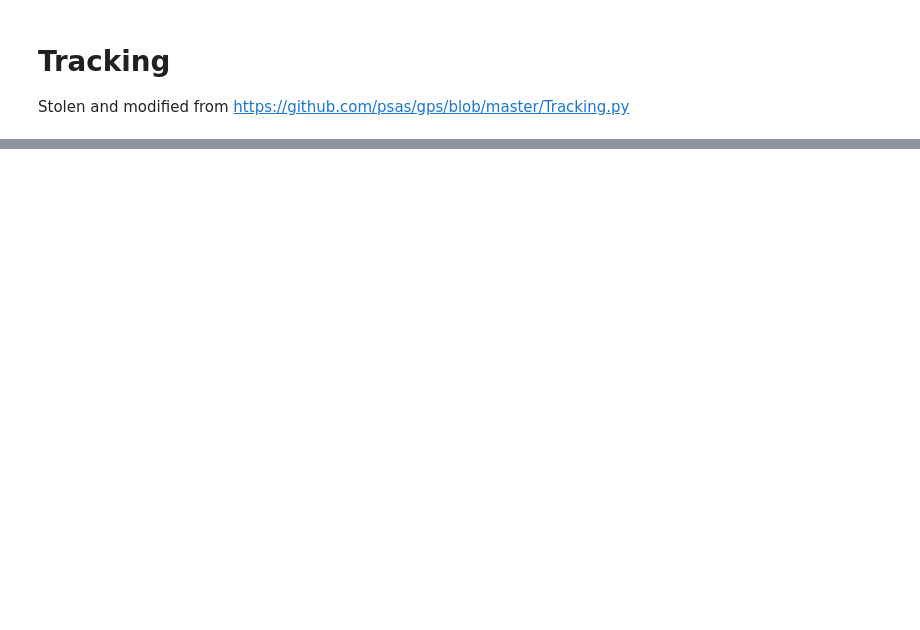
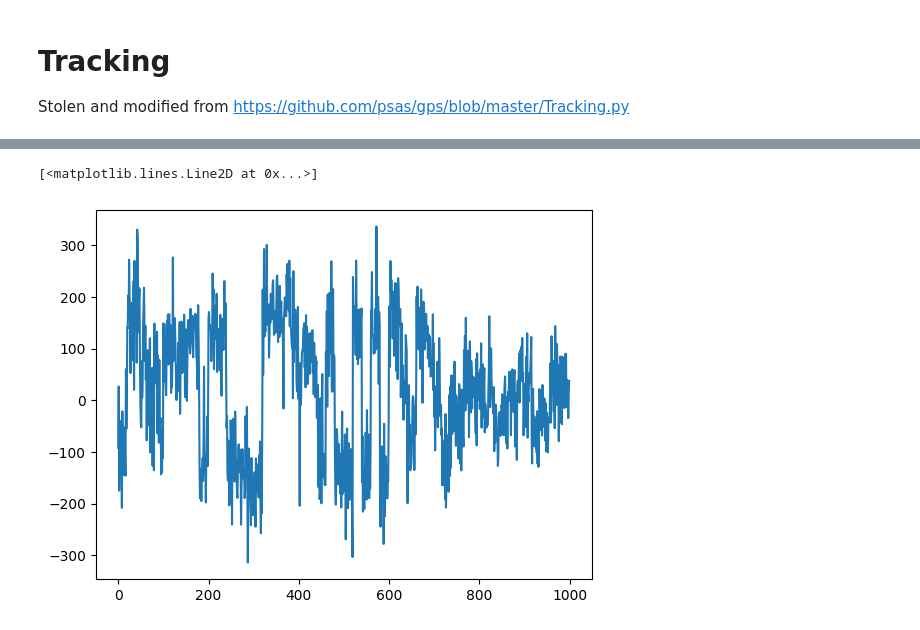
Before and after one commit to seds-umd/gps-model, a Jupyter notebook: gps.ipynb, the cells around one changed output, grey strips where cells are left out. Saved outputs shown, nothing was run; the diff lists cells and outputs as text; code cells hidden in the pictures; blank space fills up the shorter version.

```diff
--- a/gps.ipynb
+++ b/gps.ipynb
@@ -148,8 +175,9 @@ def track(x: np.ndarray, f_s: float, sv: int, f_carrier: float, code_phase: int)
     chippingRate = 1.023e6
 
     # Arrays to store results
-    arr_pll_discr = np.zeros(ms)
+    arr_carr_error = np.zeros(ms)
     arr_carr_freq = np.zeros(ms)
+    arr_code_error = np.zeros(ms)
     arr_code_freq = np.zeros(ms)
     arr_ip = np.zeros(ms)
     arr_qp = np.zeros(ms)
@@ -177,11 +205,12 @@ def track(x: np.ndarray, f_s: float, sv: int, f_carrier: float, code_phase: int)
         # Reference code index
         tcode = np.linspace(remCodePhase,((blksize-1)*codePhaseStep+remCodePhase) + codePhaseStep,blksize,endpoint=False)
 
+        # Early and late were switched
         # Generate Early CA Code
-        earlyCode = ca_code[np.ceil(tcode - earlyLateSpacing).astype(int)]
+        earlyCode = ca_code[np.ceil(tcode + earlyLateSpacing).astype(int)]
 
         # Generate Late CA Code
-        lateCode = ca_code[np.ceil(tcode + earlyLateSpacing).astype(int)]
+        lateCode = ca_code[np.ceil(tcode - earlyLateSpacing).astype(int)]
 
         # Generate Prompt CA Code
         promptCode = ca_code[np.ceil(tcode).astype(int)]
@@ -219,6 +248,9 @@ def track(x: np.ndarray, f_s: float, sv: int, f_carrier: float, code_phase: int)
         # Find PLL error and update carrier NCO
         # Implement carrier loop discriminator (phase detector)
         carrError = np.arctan(Q_P / I_P) / (2.0 * np.pi)
+        # carrError = np.sign(Q_P) * np.sign(I_P) / 4
+        # carrError = Q_P / np.mean(np.sqrt(I_P**2 + Q_P**2))
+        # carrError = (I_E * Q_L - I_L * Q_E) * T
 
         # Implement carrier loop filter and generate NCO command
         carrNco = oldCarrNco + carrier_C1 * (carrError - oldCarrError) + carrError * carrier_C2
@@ -226,11 +258,15 @@ def track(x: np.ndarray, f_s: float, sv: int, f_carrier: float, code_phase: int)
         oldCarrError = carrError
 
         # Modify carrier freq based on NCO command
-        carrFreq = f_carrier + carrNco
+        # carrFreq = f_carrier + carrNco
+        carrFreq = f_carrier - carrNco
 
         # Find DLL error and update code NCO -------------------------------------
         codeError = (np.sqrt(I_E * I_E + Q_E * Q_E) - np.sqrt(I_L * I_L + Q_L * Q_L)) /\
                     (np.sqrt(I_E * I_E + Q_E * Q_E) + np.sqrt(I_L * I_L + Q_L * Q_L))
+        # codeError = ((I_E * I_E + Q_E * Q_E) - (I_L * I_L + Q_L * Q_L)) /\
+        #             ((I_E * I_E + Q_E * Q_E) + (I_L * I_L + Q_L * Q_L))
+        # codeError = (I_E - I_L) / I_P
 
         # Implement code loop filter and generate NCO command
         codeNco = oldCodeNco + code_C1 * (codeError - oldCodeError) + codeError * code_C2
@@ -239,13 +275,15 @@ def track(x: np.ndarray, f_s: float, sv: int, f_carrier: float, code_phase: int)
 
         # Modify code freq based on NCO command
         codeFreq = chippingRate - codeNco
+        # codeFreq = chippingRate + codeNco
 
-        arr_pll_discr[loopCount] = carrError
+        arr_carr_error[loopCount] = carrError
         arr_carr_freq[loopCount] = carrFreq
+        arr_code_error[loopCount] = codeError
         arr_code_freq[loopCount] = codeFreq
         arr_ip[loopCount] = I_P
         arr_qp[loopCount] = Q_P
 
-    return arr_ip, arr_qp, arr_pll_discr, arr_carr_freq, arr_code_freq
+    return arr_ip, arr_qp, arr_carr_freq, arr_carr_error, arr_code_freq, arr_code_error
 # %%
 # Attempt tracking
@@ -283,0 +335,5 @@ plt.tight_layout()
+# %%
+plt.plot(arr_ip)
+# %% [output]
+[<matplotlib.lines.Line2D at 0x...>]
+[figure, added]
```
Also changed, not shown: parts of 6 cells of this notebook, 9 other files.
